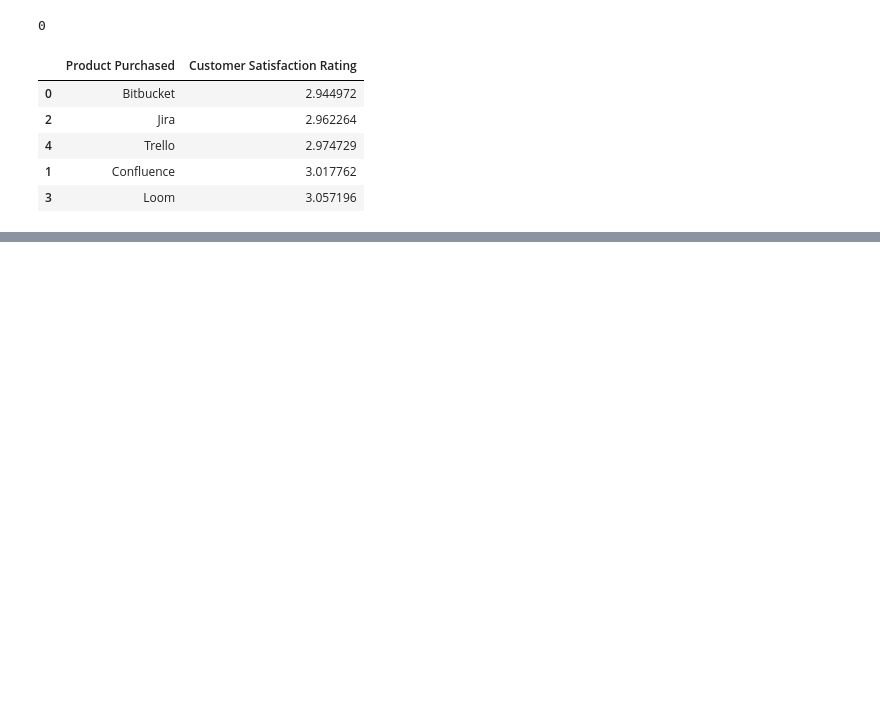
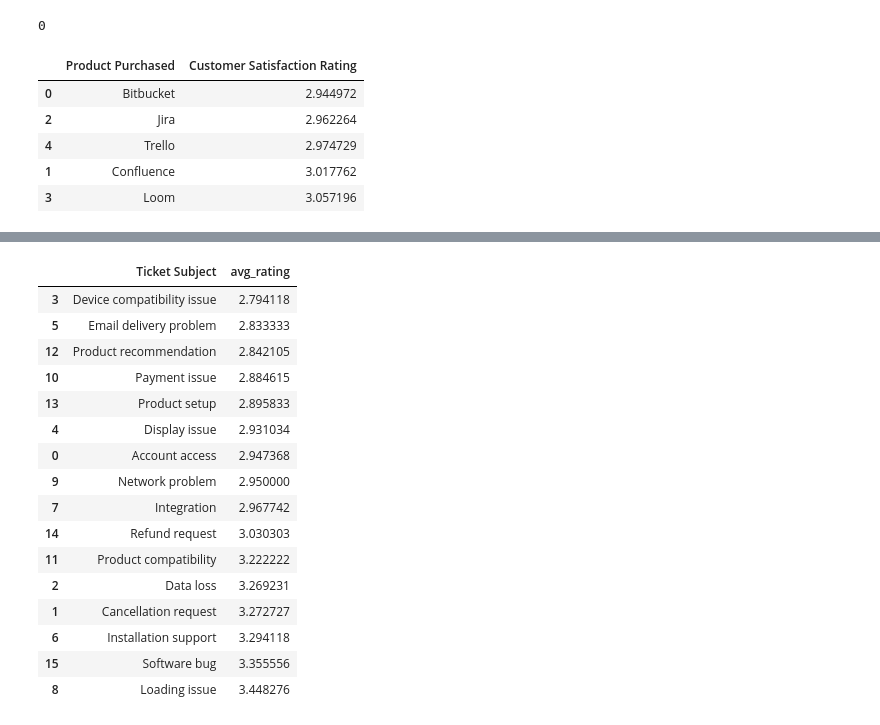
Before and after one commit to Rushik-Rsenal/AtlassianDatathon, a Jupyter notebook: eda.ipynb, the cells around one changed output, grey strips where cells are left out. Saved outputs shown, nothing was run; the diff lists cells and outputs as text; code cells hidden in the pictures; blank space fills up the shorter version.

```diff
--- a/eda.ipynb
+++ b/eda.ipynb
@@ -294,0 +295,6 @@ refund_requests.head()
+# %%
+loom = pd.read_csv(
+    "customer_support_tickets.csv"
+)
+
+loom.head()
@@ -294,0 +339,30 @@ refund_requests.head()
+# %%
+loom = loom[["Product Purchased", "Ticket Subject", "Ticket Priority", "Ticket Channel", "Customer Satisfaction Rating", "Ticket Status"]]
+loom = loom[loom["Product Purchased"] == "Loom"]
+loom = loom[loom["Ticket Status"] == "Closed"]
+
+avg_rating_subject = loom.groupby(
+    "Ticket Subject"
+)["Customer Satisfaction Rating"].mean()
+
+avg_rating_subject = avg_rating_subject.reset_index(name="avg_rating")
+avg_rating_subject = avg_rating_subject.sort_values("avg_rating", ascending=True)
+avg_rating_subject
+# %% [output]
+|  | Ticket Subject | avg_rating |
+| 3 | Device compatibility issue | 2.794118 |
+| 5 | Email delivery problem | 2.833333 |
+| 12 | Product recommendation | 2.842105 |
+| 10 | Payment issue | 2.884615 |
+| 13 | Product setup | 2.895833 |
+| 4 | Display issue | 2.931034 |
+| 0 | Account access | 2.947368 |
+| 9 | Network problem | 2.950000 |
+| 7 | Integration | 2.967742 |
+| 14 | Refund request | 3.030303 |
+| 11 | Product compatibility | 3.222222 |
+| 2 | Data loss | 3.269231 |
+| 1 | Cancellation request | 3.272727 |
+| 6 | Installation support | 3.294118 |
+| 15 | Software bug | 3.355556 |
+| 8 | Loading issue | 3.448276 |
```
Also changed, not shown: parts of 12 cells of this notebook, 1 other file.
